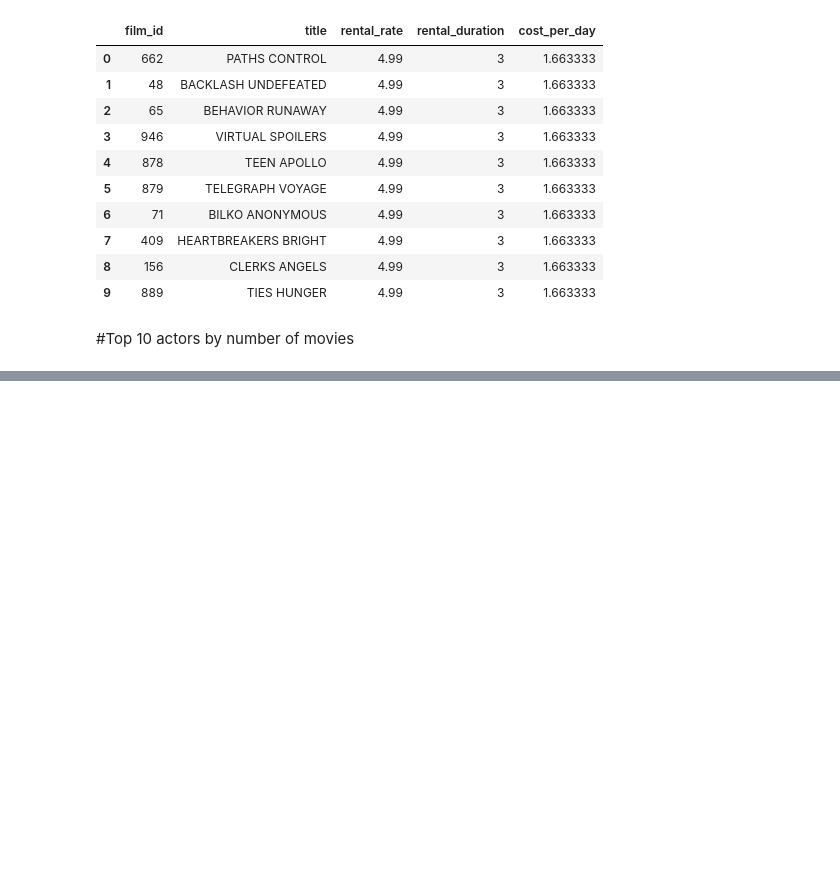
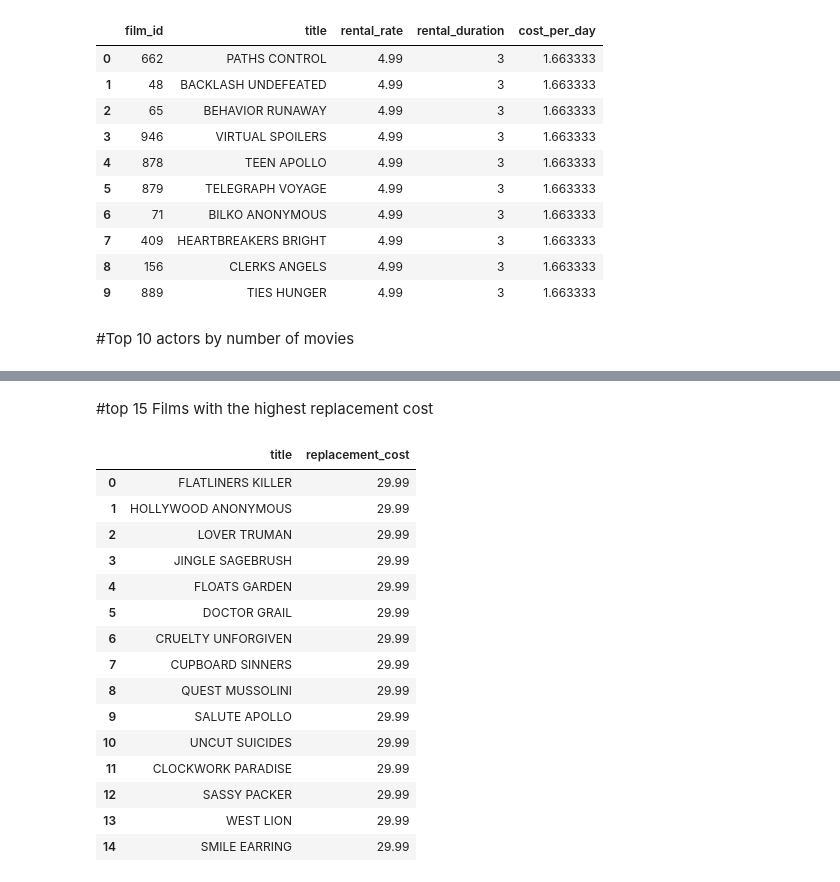
Before and after one commit to densen1995/sql_lab1_de25, a Jupyter notebook: eda.ipynb, the cells around one changed output, grey strips where cells are left out. Drawn from its saved outputs; the diff is of its cells as text; code cells hidden in the pictures; blank space fills up the shorter version.

```diff
--- a/eda.ipynb
+++ b/eda.ipynb
@@ -211,0 +240,27 @@ actor_counts.head(10) ##limit to top 10
+# %% [markdown]
+#top 15 Films with the highest replacement cost
+# %%
+highest_replace_cost=duckdb.sql("""
+FROM film
+SELECT title, replacement_cost
+ORDER BY replacement_cost DESC;
+""").df()
+
+highest_replace_cost.head(15) #limit by 15
+# %% [output]
+|  | title | replacement_cost |
+| 0 | FLATLINERS KILLER | 29.99 |
+| 1 | HOLLYWOOD ANONYMOUS | 29.99 |
+| 2 | LOVER TRUMAN | 29.99 |
+| 3 | JINGLE SAGEBRUSH | 29.99 |
+| 4 | FLOATS GARDEN | 29.99 |
+| 5 | DOCTOR GRAIL | 29.99 |
+| 6 | CRUELTY UNFORGIVEN | 29.99 |
+| 7 | CUPBOARD SINNERS | 29.99 |
+| 8 | QUEST MUSSOLINI | 29.99 |
+| 9 | SALUTE APOLLO | 29.99 |
+| 10 | UNCUT SUICIDES | 29.99 |
+| 11 | CLOCKWORK PARADISE | 29.99 |
+| 12 | SASSY PACKER | 29.99 |
+| 13 | WEST LION | 29.99 |
+| 14 | SMILE EARRING | 29.99 |
```
Also changed, not shown: parts of 7 cells of this notebook, 1 other file.
